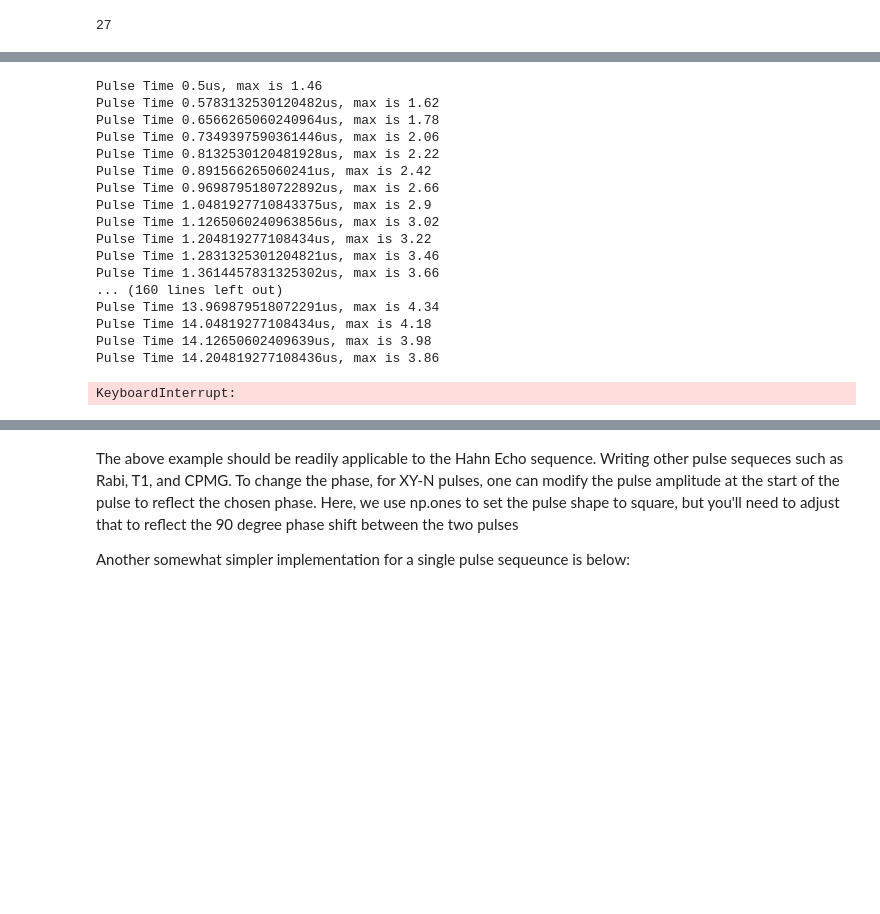
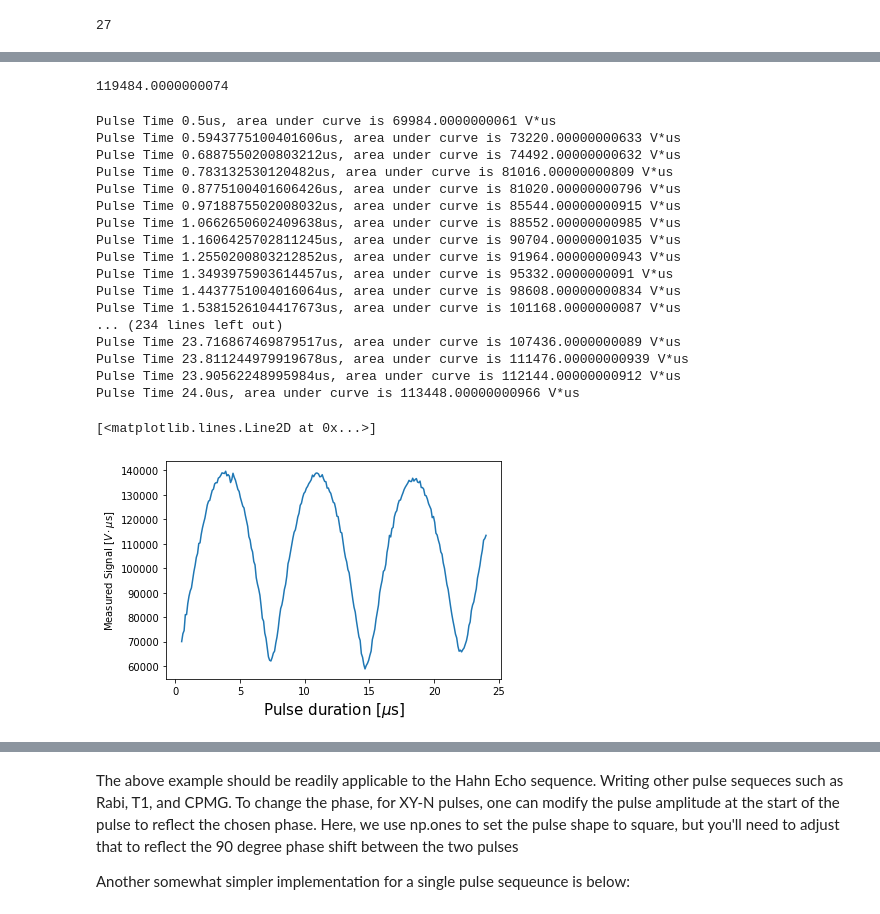
Before and after one commit to 314152718/NMR, a Jupyter notebook: NMR_SampleCode_New.ipynb, the cells around one changed output, grey strips where cells are left out. Cells and saved outputs as stored; diff of their text form; code cells hidden in the pictures; blank space fills up the shorter version.

```diff
--- a/NMR_SampleCode_New.ipynb
+++ b/NMR_SampleCode_New.ipynb
@@ -58,8 +14,8 @@ Sample Code for the NMR and Scope Control
 The central libary for communication with the AWG and scope is pyvisa. This eis used to establish a connection to the device through which you can send a number of commands. The full list of commands can be found in the manuals for the AWG or scope.
 In order to begin communication, we need the device address.
 # %%
-AWG_ID = "USB0::0x0957::0x5707::MY59002119::0::INSTR"
-SCOPE_ID = "USB0::0x0699::0x0401::B020014::INSTR"
+AWG_ID = 'USB0::0x0957::0x5707::MY59002119::0::INSTR'
+SCOPE_ID = 'USB0::0x0699::0x0401::B020014::0::INSTR'
 # %% [markdown]
 We then open a connection to the two devices.
 # %%
@@ -207,39 +124,61 @@ rabi_pulse(4e-6)
+# %%
+def integral(x, y):
+    amp_integral = 0
+    for i in range(1, len(y)):
+        amp_integral += y[i]*(x[i] - x[i-1])*1e6
+    return amp_integral
+
+rabi_pulse(3.5753898459990127e-06) #initial estimate of pi/2 length
+x,y = trace(2)
+normalization_const = integral(x,y)
+normalization_const
+# %% [output]
+119484.0000000074
 # %%
-min_t = .5e-6
-max_t = 20e-6
+min_t = 5e-7
+max_t = 24e-6
 num = 250
 arr = np.linspace(min_t,max_t,num)
-delay_time = 3.5
+rabi_times = arr*1e6
+
+delay_time = 2.5
 
 amps = []
 
-# print(arr)
+def integral(x, y):
+    amp_integral = 0
+    for i in range(1, len(y)):
+        amp_integral += y[i]*(x[i] - x[i-1])*1e6
+    return amp_integral
+
+
 for t in arr:
     rabi_pulse(t)
     x,y = trace(delay_time)
-    amp = np.max(y)
+    amp = integral(x,y)
     amps.append(amp)
-    print(f"Pulse Time {t*1e6}us, max is {amp}")
+    print(f"Pulse Time {t*1e6}us, area under curve is {amp} V*us")
 
-
-plt.xlabel('us')
-plt.plot(arr*1e6,amps)
+plt.xlabel('Pulse duration [$\mu$s]', fontsize = 15)
+plt.ylabel('Measured Signal [$V\cdot \mu$s]')
+plt.plot(rabi_times, amps)
 # %% [output]
-Pulse Time 0.5us, max is 1.46
-Pulse Time 0.5783132530120482us, max is 1.62
-Pulse Time 0.6566265060240964us, max is 1.78
-Pulse Time 0.7349397590361446us, max is 2.06
-Pulse Time 0.8132530120481928us, max is 2.22
-Pulse Time 0.891566265060241us, max is 2.42
-Pulse Time 0.9698795180722892us, max is 2.66
-Pulse Time 1.0481927710843375us, max is 2.9
-Pulse Time 1.1265060240963856us, max is 3.02
-Pulse Time 1.204819277108434us, max is 3.22
-Pulse Time 1.2831325301204821us, max is 3.46
-Pulse Time 1.3614457831325302us, max is 3.66
-... (160 lines left out)
-Pulse Time 13.969879518072291us, max is 4.34
-Pulse Time 14.04819277108434us, max is 4.18
-Pulse Time 14.12650602409639us, max is 3.98
-Pulse Time 14.204819277108436us, max is 3.86
+Pulse Time 0.5us, area under curve is 69984.0000000061 V*us
+Pulse Time 0.5943775100401606us, area under curve is 73220.00000000633 V*us
+Pulse Time 0.6887550200803212us, area under curve is 74492.00000000632 V*us
+Pulse Time 0.783132530120482us, area under curve is 81016.00000000809 V*us
+Pulse Time 0.8775100401606426us, area under curve is 81020.00000000796 V*us
+Pulse Time 0.9718875502008032us, area under curve is 85544.00000000915 V*us
+Pulse Time 1.0662650602409638us, area under curve is 88552.00000000985 V*us
+Pulse Time 1.1606425702811245us, area under curve is 90704.00000001035 V*us
+Pulse Time 1.2550200803212852us, area under curve is 91964.00000000943 V*us
+Pulse Time 1.3493975903614457us, area under curve is 95332.0000000091 V*us
+Pulse Time 1.4437751004016064us, area under curve is 98608.00000000834 V*us
+Pulse Time 1.5381526104417673us, area under curve is 101168.0000000087 V*us
+... (234 lines left out)
+Pulse Time 23.716867469879517us, area under curve is 107436.0000000089 V*us
+Pulse Time 23.811244979919678us, area under curve is 111476.00000000939 V*us
+Pulse Time 23.90562248995984us, area under curve is 112144.00000000912 V*us
+Pulse Time 24.0us, area under curve is 113448.00000000966 V*us
-KeyboardInterrupt:
+[<matplotlib.lines.Line2D at 0x...>]
+[figure, added]
```
Also changed, not shown: parts of 90 cells of this notebook, 6 other files.
